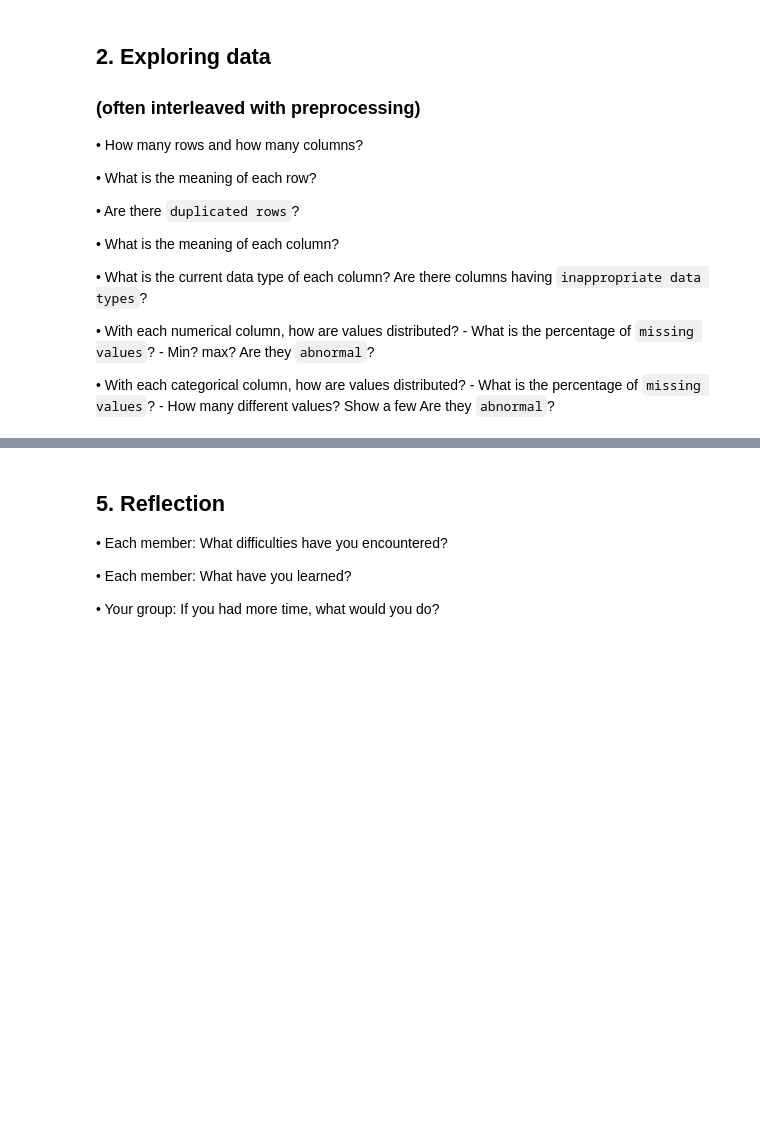
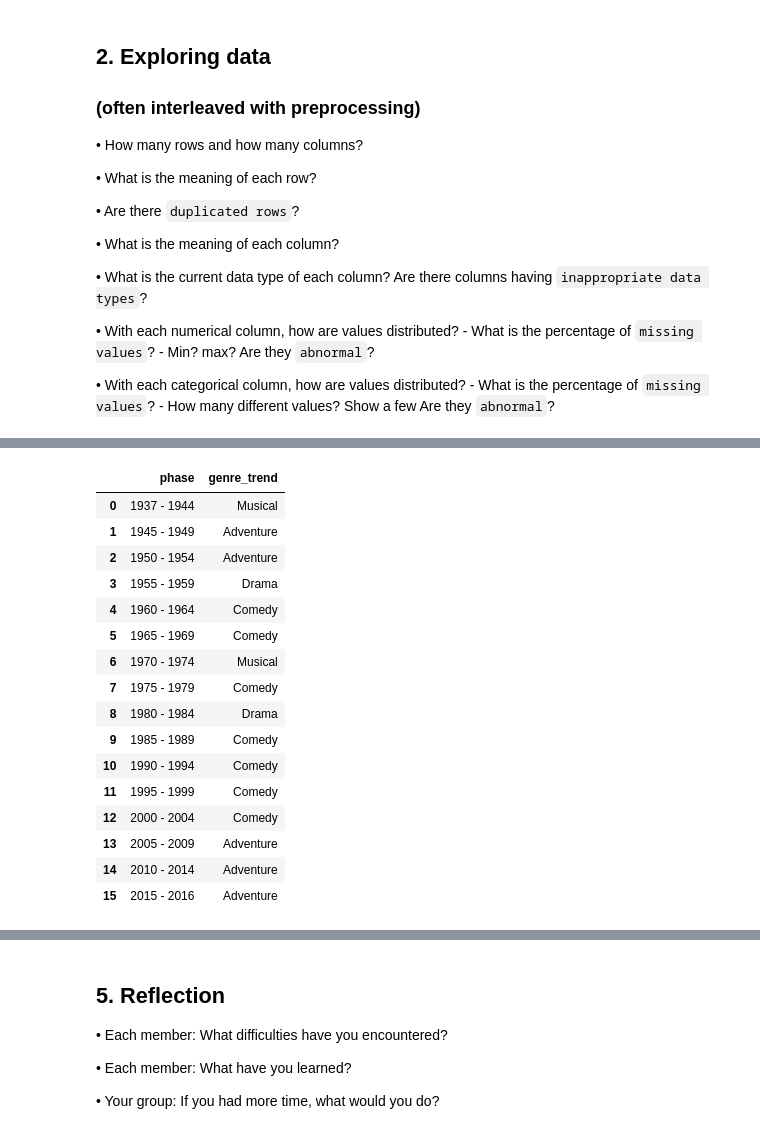
Before and after one commit to XP0101/Disney-movies-analysis, a Jupyter notebook: Final_Project.ipynb, the cells around one changed output, grey strips where cells are left out. Saved outputs shown, nothing was run; the diff lists cells and outputs as text; code cells hidden in the pictures; blank space fills up the shorter version.

```diff
--- a/Final_Project.ipynb
+++ b/Final_Project.ipynb
@@ -77,0 +407,35 @@ question?
+# %%
+df = movies_gross
+df['phase'] = ((df['year'] - 1940) / 5).apply(int)
+df.loc[df['year'] <1940, 'phase'] = 0
+df.loc[df['year'] >2015, 'phase'] = 15
+
+df = df.groupby(['phase','genre'])['genre'].count()
+df = df.unstack(1)
+
+df = df.idxmax(axis=1).to_frame()
+df.columns = ['genre_trend']
+df = df.reset_index()
+df['phase'] = (df['phase']*5+1940).apply(int).apply(str) + ' - ' + (df['phase']*5+1944).apply(int).apply(str)
+
+df['phase'][0] = '1937 - 1944'
+df['phase'][15] = '2015 - 2016'
+df
+# %% [output]
+|  | phase | genre_trend |
+| 0 | 1937 - 1944 | Musical |
+| 1 | 1945 - 1949 | Adventure |
+| 2 | 1950 - 1954 | Adventure |
+| 3 | 1955 - 1959 | Drama |
+| 4 | 1960 - 1964 | Comedy |
+| 5 | 1965 - 1969 | Comedy |
+| 6 | 1970 - 1974 | Musical |
+| 7 | 1975 - 1979 | Comedy |
+| 8 | 1980 - 1984 | Drama |
+| 9 | 1985 - 1989 | Comedy |
+| 10 | 1990 - 1994 | Comedy |
+| 11 | 1995 - 1999 | Comedy |
+| 12 | 2000 - 2004 | Comedy |
+| 13 | 2005 - 2009 | Adventure |
+| 14 | 2010 - 2014 | Adventure |
+| 15 | 2015 - 2016 | Adventure |
```
Also changed, not shown: parts of 45 cells of this notebook.
